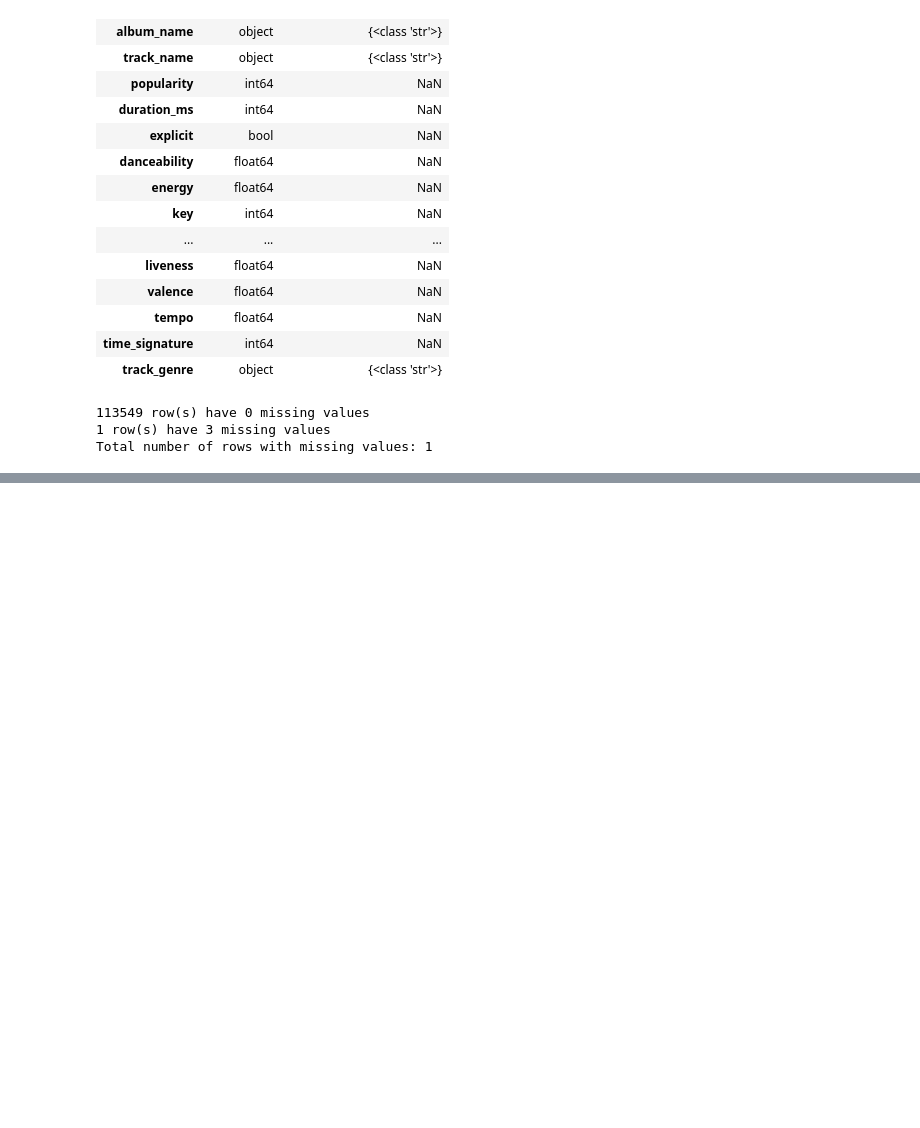
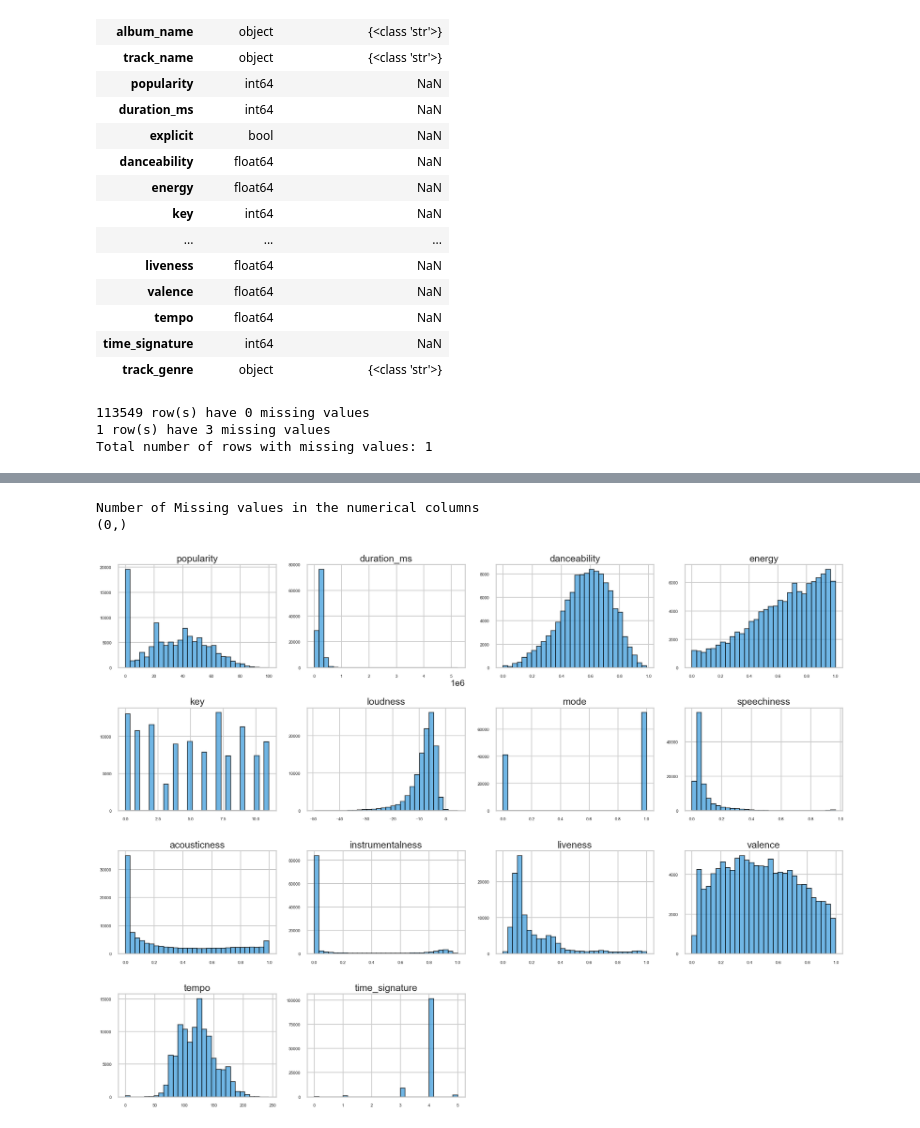
Before and after one commit to Praveen-Rangavajhula/spotify-genre-prediction, a Jupyter notebook: notebooks/1-EDA-Spotify.ipynb, the cells around one changed output, grey strips where cells are left out. Drawn from its saved outputs; the diff is of its cells as text; code cells hidden in the pictures; blank space fills up the shorter version.

```diff
--- a/notebooks/1-EDA-Spotify.ipynb
+++ b/notebooks/1-EDA-Spotify.ipynb
@@ -130,3 +133,12 @@ print(f'Total number of rows with missing values: {total_rows_with_missing_value
 113549 row(s) have 0 missing values
 1 row(s) have 3 missing values
 Total number of rows with missing values: 1
+# %%
+
+# Numerical columns
+num_cols = df_spotify[df_spotify.columns[
+    (df_spotify.dtypes == 'float64') | (df_spotify.dtypes == 'int64')
+]]
+
+print('Summary Statistics for Numerical Columns')
+num_cols.describe().T
@@ -132,0 +162,22 @@ Total number of rows with missing values: 1
+# %%
+# Check for missing values in the numerical columns
+
+missing_values = num_cols.isnull().sum()
+missing_values = missing_values[missing_values > 0]
+
+print('Number of Missing values in the numerical columns')
+print(missing_values.shape)
+# %% [output]
+Number of Missing values in the numerical columns
+(0,)
+# %%
+
+sns.set_theme(style='whitegrid')
+sns.set_context("talk")
+
+num_cols.hist(figsize=(20, 15), bins=30, xlabelsize=8, ylabelsize=8, color="#3498db", edgecolor="black", alpha=0.7)
+
+plt.tight_layout()
+plt.show()
+# %% [output]
+[figure, added]
```
Also changed, not shown: parts of 14 cells of this notebook.
